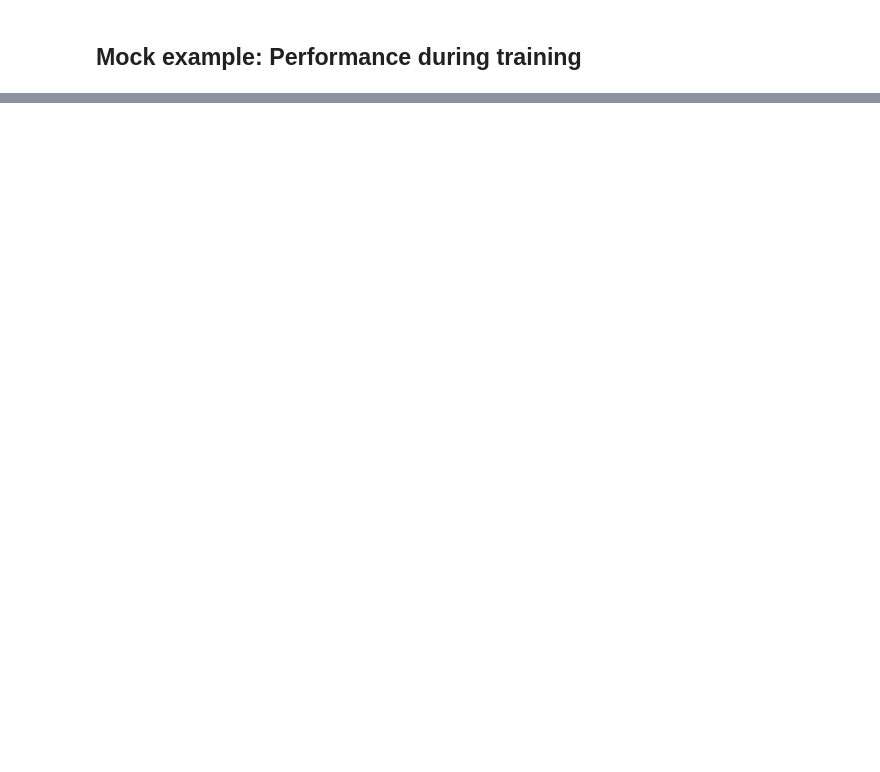
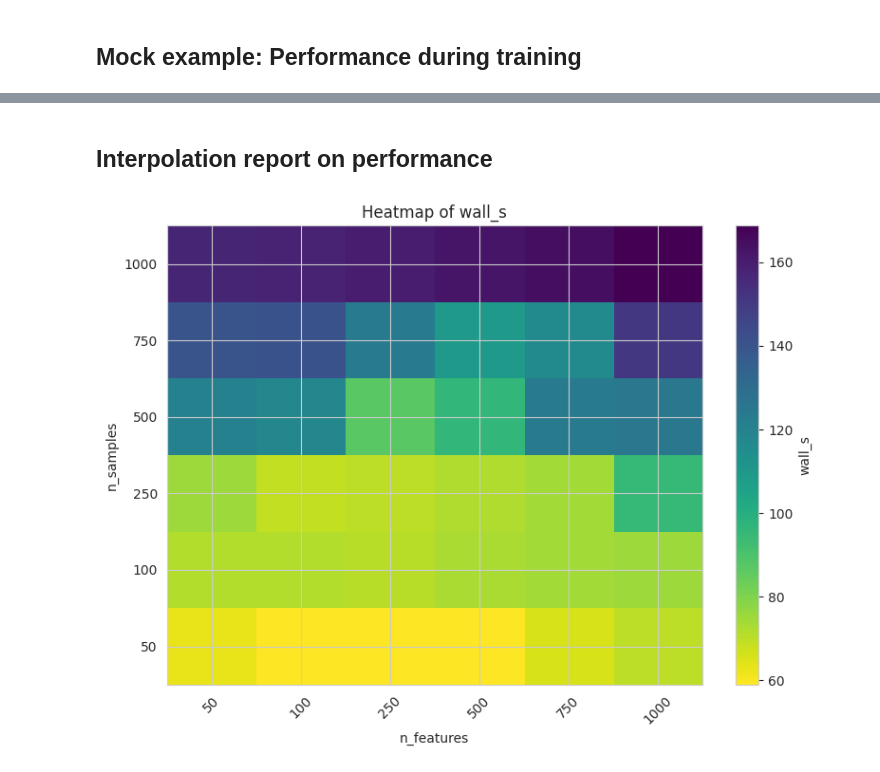
Before and after one commit to Multiomics-Analytics-Group/abaco, a Jupyter notebook: docs/tutorial/report-performance.ipynb, the cells around one changed output, grey strips where cells are left out. Cells and saved outputs as stored; diff of their text form; code cells hidden in the pictures; blank space fills up the shorter version.

Commit message:
Plot performance of first run.

```diff
--- a/docs/tutorial/report-performance.ipynb
+++ b/docs/tutorial/report-performance.ipynb
@@ -584,0 +584,30 @@ perf_records_df.head()
+# %% [markdown]
+## Interpolation report on performance
+# %%
+import numpy as np
+import pandas as pd
+import matplotlib.pyplot as plt
+
+# choose metric
+metric = 'wall_s'
+
+# load data
+path = "data/abaco_performance_interpolation.csv"
+df = pd.read_csv(path)
+
+# pivot so rows = samples, cols = features
+pt = df.pivot_table(index='n_samples', columns='n_features', values=metric, aggfunc='mean')
+
+plt.figure(figsize=(8,6))
+# you can use log scale for color if values vary a lot
+plt.imshow(pt.values, aspect='auto', origin='lower', cmap='viridis_r')
+plt.colorbar(label=f'{metric}')
+plt.xlabel('n_features')
+plt.ylabel('n_samples')
+plt.title(f'Heatmap of {metric}')
+plt.xticks(range(len(pt.columns)), pt.columns, rotation=45)
+plt.yticks(range(len(pt.index)), pt.index)
+plt.tight_layout()
+plt.show()
+# %% [output]
+[figure, added]
```
Also changed, not shown: parts of 4 cells of this notebook.
